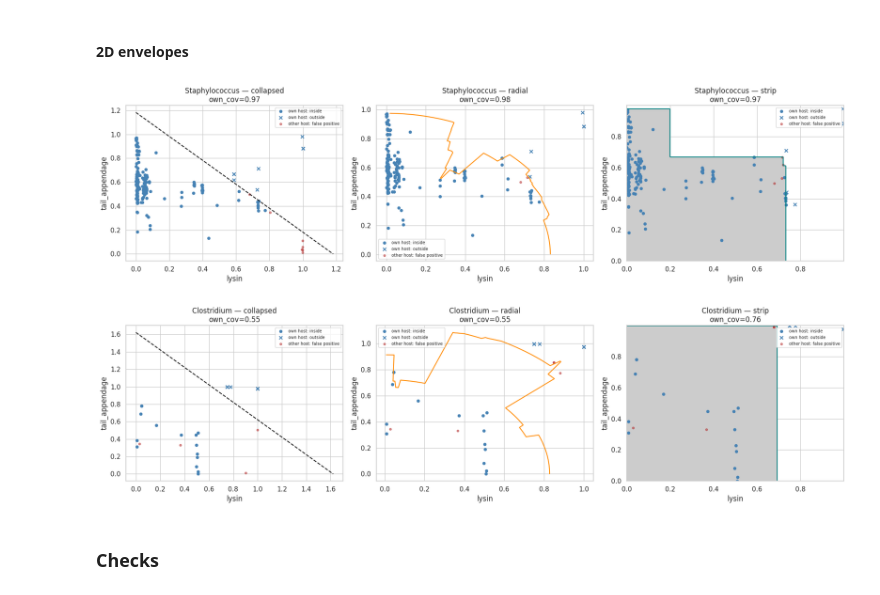
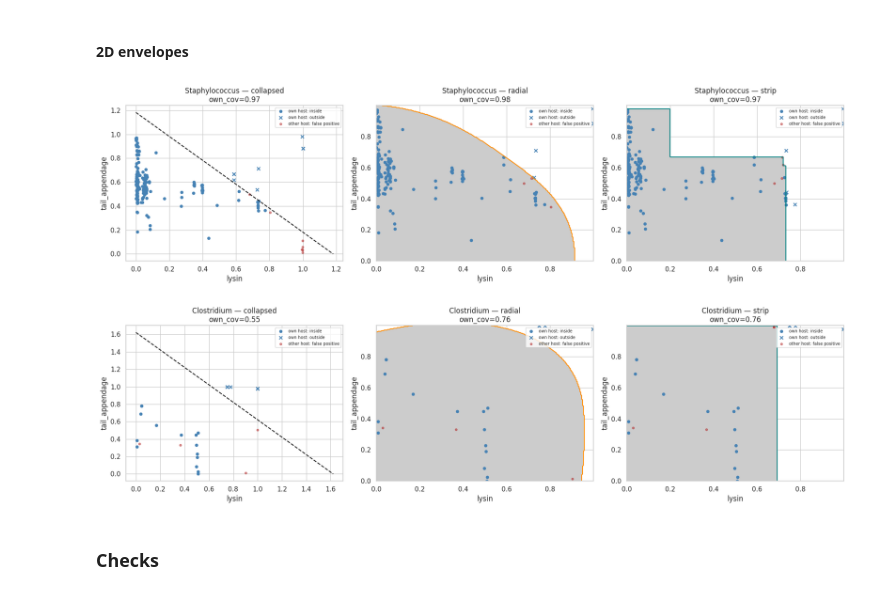
Before and after one commit to Nizalia13/Internship, a Jupyter notebook: Codes/Host Classification/Host_Classification_Final (copie).ipynb, the cells around one changed output. Cells and saved outputs as stored; diff of their text form; code cells hidden in the pictures.

Commit message:
updated host classification

```diff
--- a/Codes/Host Classification/Host_Classification_Final (copie).ipynb
+++ b/Codes/Host Classification/Host_Classification_Final (copie).ipynb
@@ -19,7 +19,8 @@ sns.set_theme(style="whitegrid")
 ### Loading the Data
 # %%
 alpha = 0.1
-number_of_bins = 5
+NB = 5
+M = 250
 # %%
 DATA_DIR = "../../Data"
 SCORES_PATH = f"{DATA_DIR}/phage_host_scores.parquet"
@@ -1120,9 +1099,9 @@ def build_2d_envelope(train_df, host, func_x, func_y, alpha, method, seed=42, M=
     if method == "collapsed":
         return collapsed_build_envelope(S1, S2, labels_S2, [host], alpha)
     elif method == "radial":
-        return radial_build_envelope(S1, S2, labels_S2, [host], alpha, rng=rng)   # add rng=rng
+        return radial_build_envelope(S1, S2, labels_S2, [host], alpha, M = M,rng=rng)   # add rng=rng
     else:
-        return strip_build_envelope(S1, S2, labels_S2, [host], alpha, M=M)
+        return strip_build_envelope(S1, S2, labels_S2, [host], alpha, number_of_bins=NB)
 
 def plot_diagnostic_host_envelope_2d(host_name, func_x, func_y):
     cx, cy = f"{host_name}_{func_x}", f"{host_name}_{func_y}"
@@ -1147,9 +1126,24 @@ def plot_diagnostic_host_envelope_2d(host_name, func_x, func_y):
             t = env["q_tilde"] * env["t_hat"]
             ax.plot([0, 2*t], [2*t, 0], "k--", lw=1.5)
         elif method == "radial":
-            b = env["U"] * (env["q_tilde"] * env["t_hat"])[:, None]
-            order = np.argsort(np.arctan2(b[:, 1], b[:, 0]))
-            ax.plot(b[order, 0], b[order, 1], c="darkorange", lw=1.5)
+            # b = env["U"] * (env["q_tilde"] * env["t_hat"])[:, None]
+            # order = np.argsort(np.arctan2(b[:, 1], b[:, 0]))
+            # ax.plot(b[order, 0], b[order, 1], c="darkorange", lw=1.5)
+            def get_safe_max(data, default=1.0):
+                if len(data) == 0: return default
+                finite_data = data[np.isfinite(data)]
+                return finite_data.max() if len(finite_data) > 0 else default
+
+            x_max = max(get_safe_max(own_nc[:, 0]), get_safe_max(other_nc[:, 0]))
+            y_max = max(get_safe_max(own_nc[:, 1]), get_safe_max(other_nc[:, 1]))
+
+            gx, gy = np.meshgrid(np.linspace(0, x_max, 250), np.linspace(0, y_max, 250))
+            grid_nc = np.column_stack([gx.ravel(), gy.ravel()])
+            grid_in = radial_is_in_region(grid_nc, env).astype(float).reshape(gx.shape)
+
+            ax.imshow(grid_in, origin='lower', extent=[0, x_max, 0, y_max],
+                      cmap='Greys', alpha=0.2, vmin=0, vmax=1, aspect='auto')
+            ax.contour(gx, gy, grid_in, levels=[0.5], colors="darkorange", linewidths=1.5)
         else:
             # 1. Safely extract max values, defaulting to 1.0 if empty or NaN
             def get_safe_max(data, default=1.0):
@@ -1159,35 +1153,35 @@ def plot_diagnostic_host_envelope_2d(host_name, func_x, func_y):
 
             x_max = max(get_safe_max(own_nc[:, 0]), get_safe_max(other_nc[:, 0]))
             y_max = max(get_safe_max(own_nc[:, 1]), get_safe_max(other_nc[:, 1]))
 
             # 2. Create the grid
             gx, gy = np.meshgrid(np.linspace(0, x_max, 250), np.linspace(0, y_max, 250))
             grid_nc = np.column_stack([gx.ravel(), gy.ravel()])
 
             # 3. Compute and sanitize the mask
             mask_raw = strip_is_in_region(grid_nc, env)
             grid_in = np.nan_to_num(mask_raw.astype(float)).reshape(gx.shape)
 
             # 4. Use imshow instead of pcolormesh
             # imshow is much more forgiving with grid data and easier to align
             ax.imshow(grid_in, origin='lower', extent=[0, x_max, 0, y_max],
                       cmap='Greys', alpha=0.2, vmin=0, vmax=1, aspect='auto')
 
             # 5. Draw the contour
             ax.contour(gx, gy, grid_in, levels=[0.5], colors="teal", linewidths=1.5)
 
 
         own_cov = own_in.mean() if len(own_nc) else float("nan")
         ax.set_title(f"{host_name} — {method}\nown_cov={own_cov:.2f}")
         ax.set_xlabel(f"{func_x}"); ax.set_ylabel(f"{func_y}")
         ax.legend(fontsize=7)
     plt.tight_layout(); plt.show()
 
 plot_diagnostic_host_envelope_2d("Staphylococcus", "lysin", "tail_appendage")
 plot_diagnostic_host_envelope_2d("Clostridium", "lysin", "tail_appendage")
 # %% [output]
-[figure, old version]
+[figure, new version]
-[figure, old version]
+[figure, new version]
 # %% [markdown]
 ### Checks
 # %% [markdown]
```
Also changed, not shown: parts of 16 cells of this notebook.
